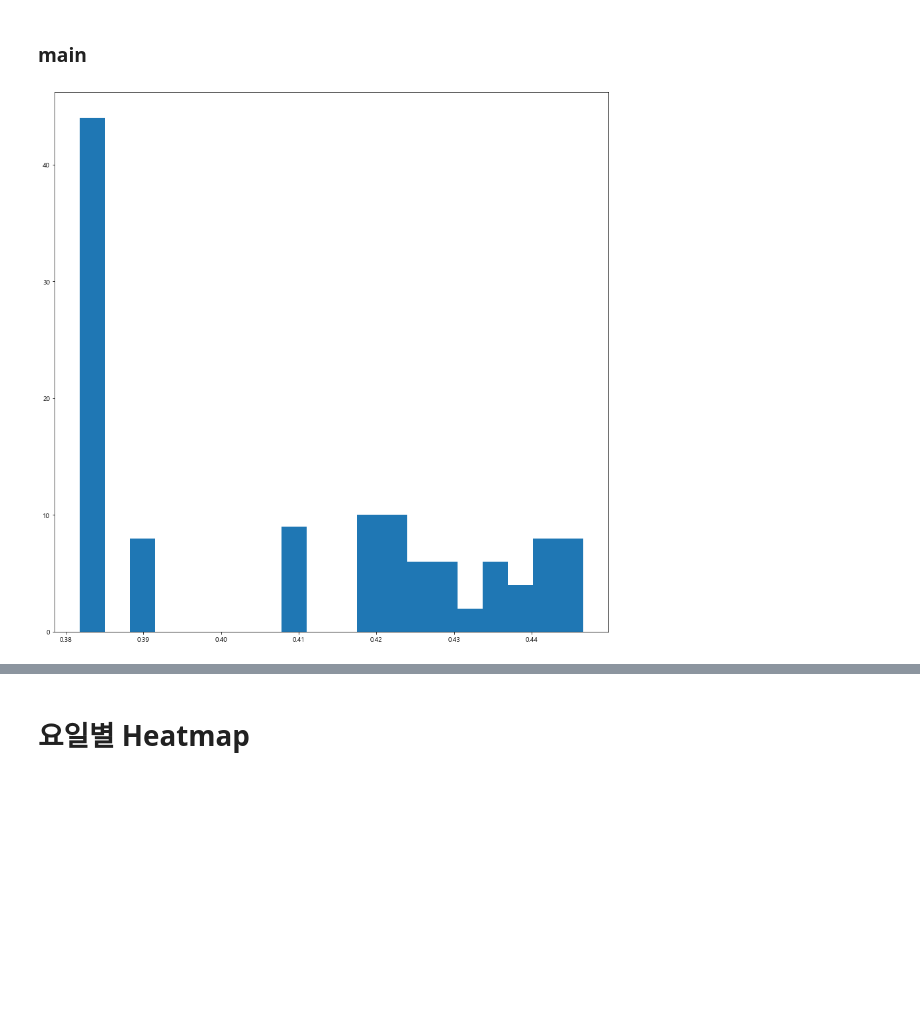
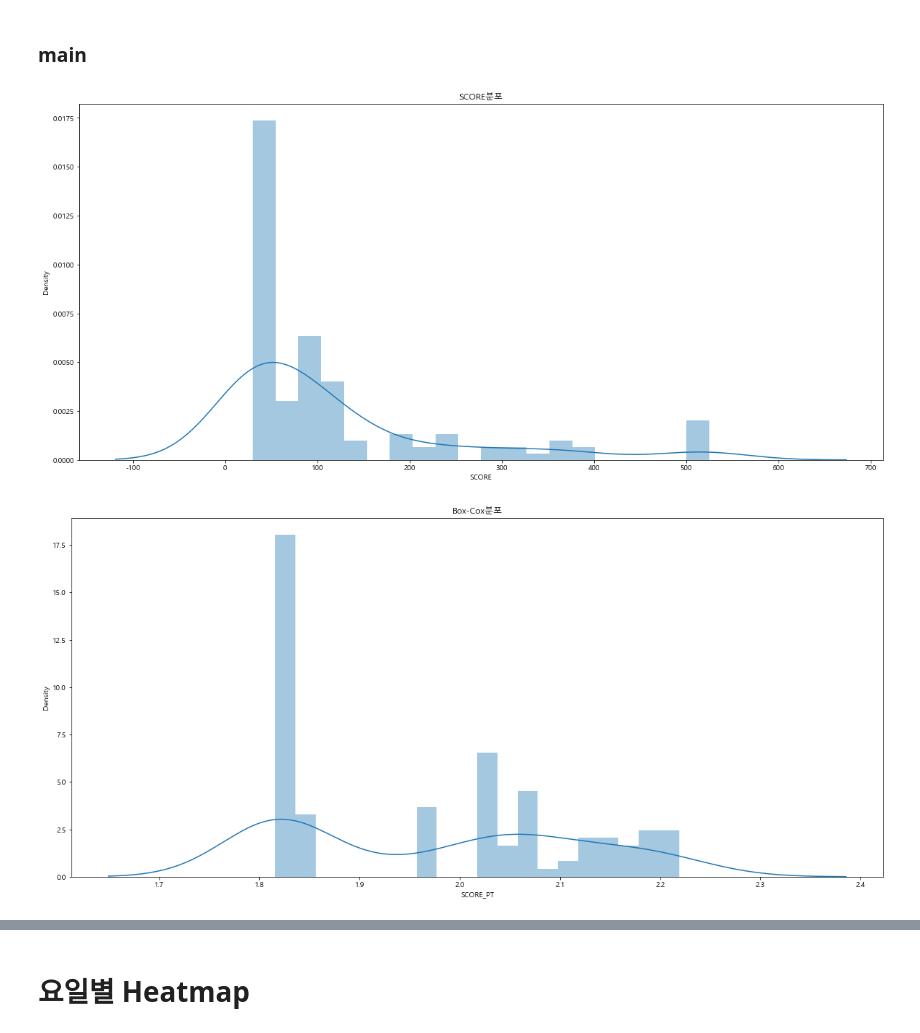
Before and after one commit to Lee-JeongMin/Bigcontest2020, a Jupyter notebook: Scoring/20200912_SH_Interval_score_transformation.ipynb, the cells around one changed output, grey strips where cells are left out. Cells and saved outputs as stored; diff of their text form; code cells hidden in the pictures; blank space fills up the shorter version.

```diff
--- a/Scoring/20200912_SH_Interval_score_transformation.ipynb
+++ b/Scoring/20200912_SH_Interval_score_transformation.ipynb
@@ -208,13 +209,21 @@ seoul_sk = sksk(sk_age, True, '11')
 
 # 2020년 대구
 daegu_sk = sksk(sk_age, True, '27')
-# %%
-# score 분포
-plt.figure(figsize= (15,15))
-plt.hist(event_score['SCORE'],bins= 20)
-plt.show()
-# %% [output]
-[figure, removed]
+# %%
+# score 분포
+plt.figure(figsize = (20,20))
+plt.subplot(2,1,1)
+sns.distplot(event_score['SCORE'],bins=20)
+plt.title('SCORE분포')
+
+plt.figure(figsize = (20,20))
+plt.subplot(2,1,2)
+sns.distplot(event_score['SCORE_PT'],bins=20)
+plt.title('Box-Cox분포')
+plt.show()
+# %% [output]
+[figure, added]
+[figure, added]
 # %%
 # 유동인구 및 매출액 분포
 plt.figure(figsize= (30,20))
```
Also changed, not shown: parts of 4 cells of this notebook, 1 other file.
